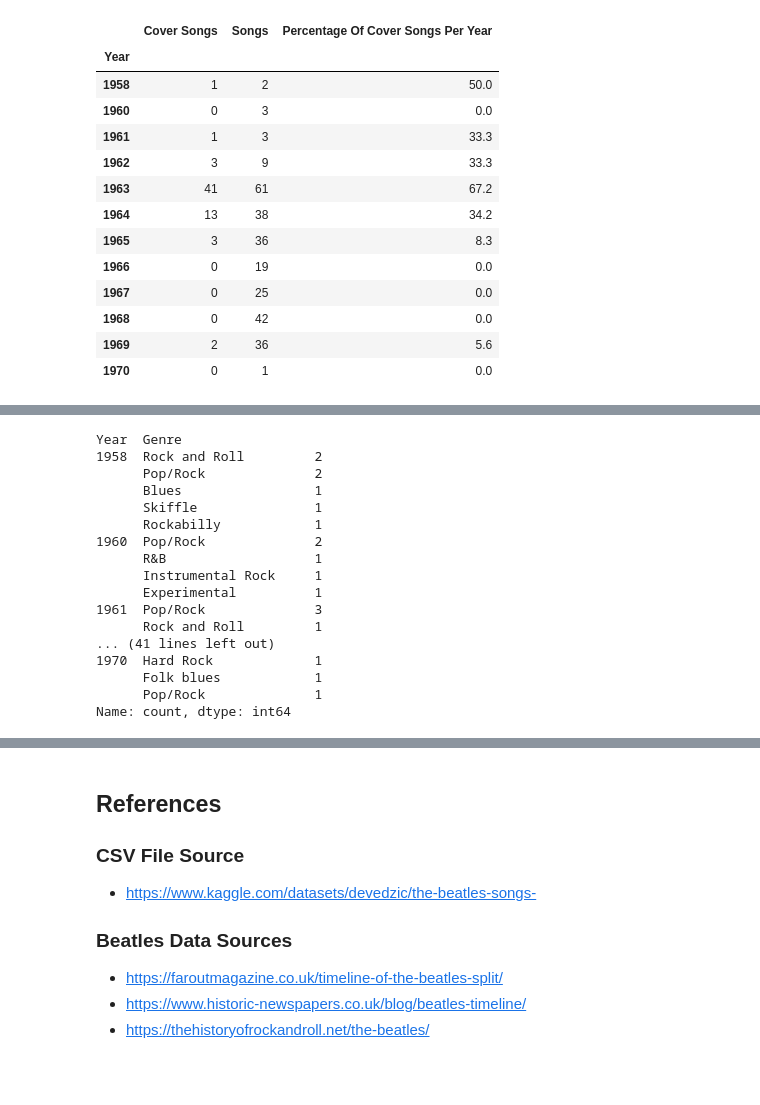
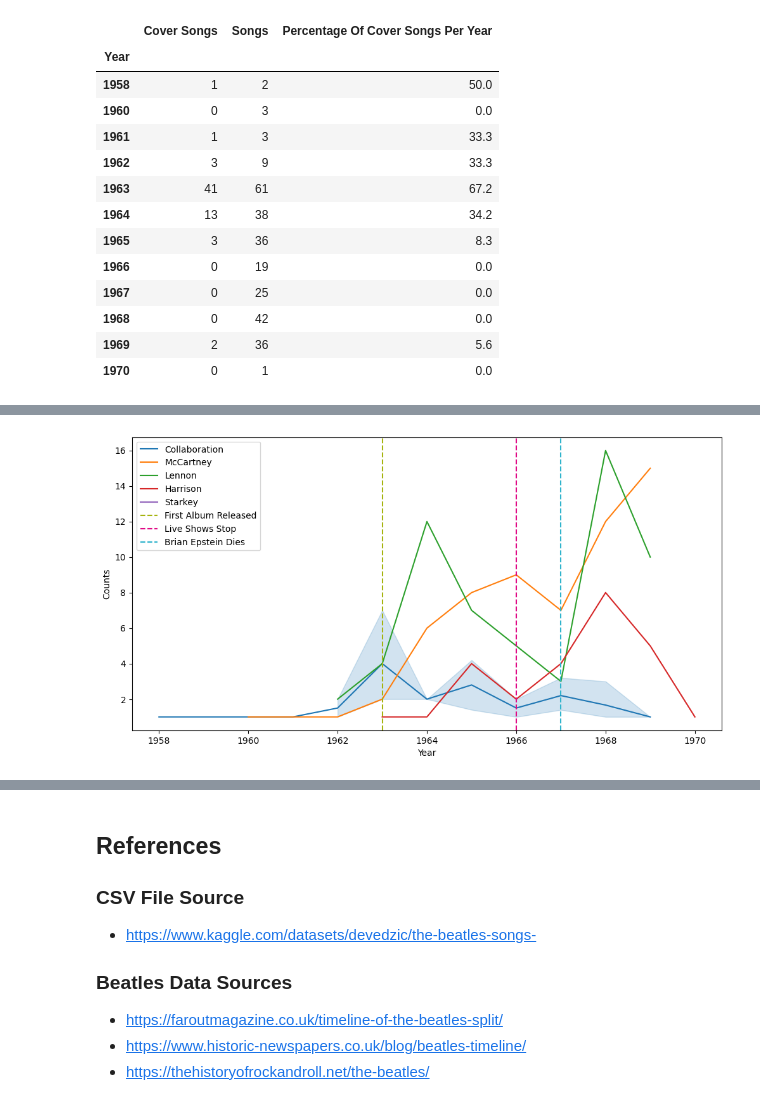
Before and after one commit to BenJenkyn/beatles-through-data, a Jupyter notebook: assignment1.ipynb, the cells around one changed output, grey strips where cells are left out. Cells and saved outputs as stored; diff of their text form; code cells hidden in the pictures; blank space fills up the shorter version.

```diff
--- a/assignment1.ipynb
+++ b/assignment1.ipynb
@@ -124,27 +120,34 @@ Name: count, dtype: int64
 - The band was starting to fall apart
 - The band released their final album in 1970
 - The band broke up in 1970
-# %%
-# moods_by_year = beatles_songs.explode("Moods").groupby("Moods")["Year"]
-moods_by_year = beatles_songs.explode("Genre").groupby("Year")["Genre"]
-top_3_moods_per_year = moods_by_year.value_counts().groupby(level=0).head(5)
-# moods_by_year.size()
-top_3_moods_per_year
-# %% [output]
-Year  Genre
-1958  Rock and Roll         2
-      Pop/Rock              2
-      Blues                 1
-      Skiffle               1
-      Rockabilly            1
-1960  Pop/Rock              2
-      R&B                   1
-      Instrumental Rock     1
-      Experimental          1
-1961  Pop/Rock              3
-      Rock and Roll         1
-... (41 lines left out)
-1970  Hard Rock             1
-      Folk blues            1
-      Pop/Rock              1
-Name: count, dtype: int64
+# %%
+original_beatles_songs = beatles_songs[beatles_songs["Cover"] == False]
+songwriters_by_year = (
+    original_beatles_songs.groupby(["Year", "Songwriter(s)"])
+    .size()
+    .reset_index(name="Counts")
+)
+# Prompt: "Filter the songwriters to include only those containing Lennon, McCartney, Harrison, or Starkey"
+# Filter the songwriters to include only those containing Lennon, McCartney, Harrison, or Starkey
+songwriters_by_year = songwriters_by_year[
+    songwriters_by_year["Songwriter(s)"].str.contains(
+        "Lennon|McCartney|Harrison|Starkey"
+    )
+]
+# Prompt: in the Songwriter(s) column only any string where the songwriter isn't just "Lennon" "McCartney" "Harrision" or "Starkey" (for example if the string is Lennon and McCartney) change it to say "Collaboration"
+songwriters_by_year["Songwriter(s)"] = songwriters_by_year["Songwriter(s)"].apply(
+    lambda x: (
+        x if x in ["Lennon", "McCartney", "Harrison", "Starkey"] else "Collaboration"
+    )
+)
+sns.lineplot(data=songwriters_by_year, x="Year", y="Counts", hue="Songwriter(s)")
+
+# Prompt: "Add a vertical line at 1963 to indicate the year of the first album release"
+plt.axvline(x=1963, color='#a5b30e', linestyle='--', label='First Album Released')
+plt.axvline(x=1966, color='#E00A86', linestyle='--', label='Live Shows Stop')
+plt.axvline(x=1967, color='#30B4CC', linestyle='--', label='Brian Epstein Dies')
+plt.legend()
+plt.gcf().set_size_inches(12, 6)
+plt.show()
+# %% [output]
+[figure, added]
```
Also changed, not shown: parts of 5 cells of this notebook.
